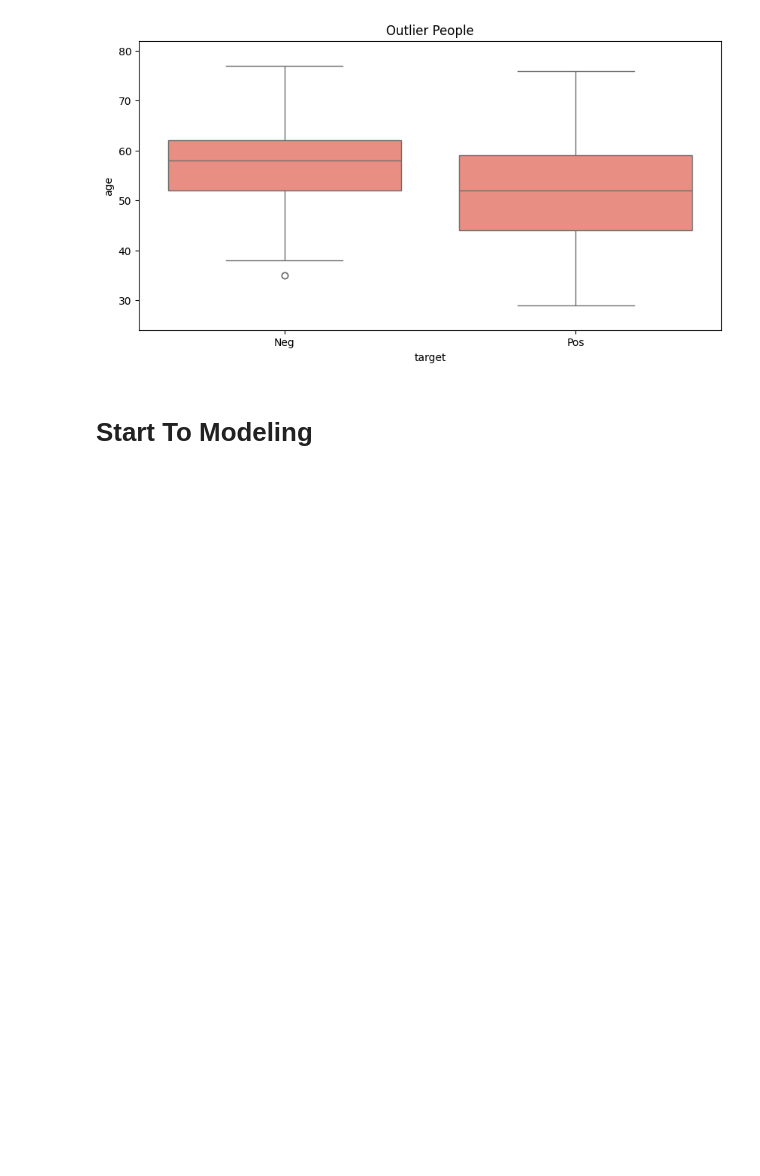
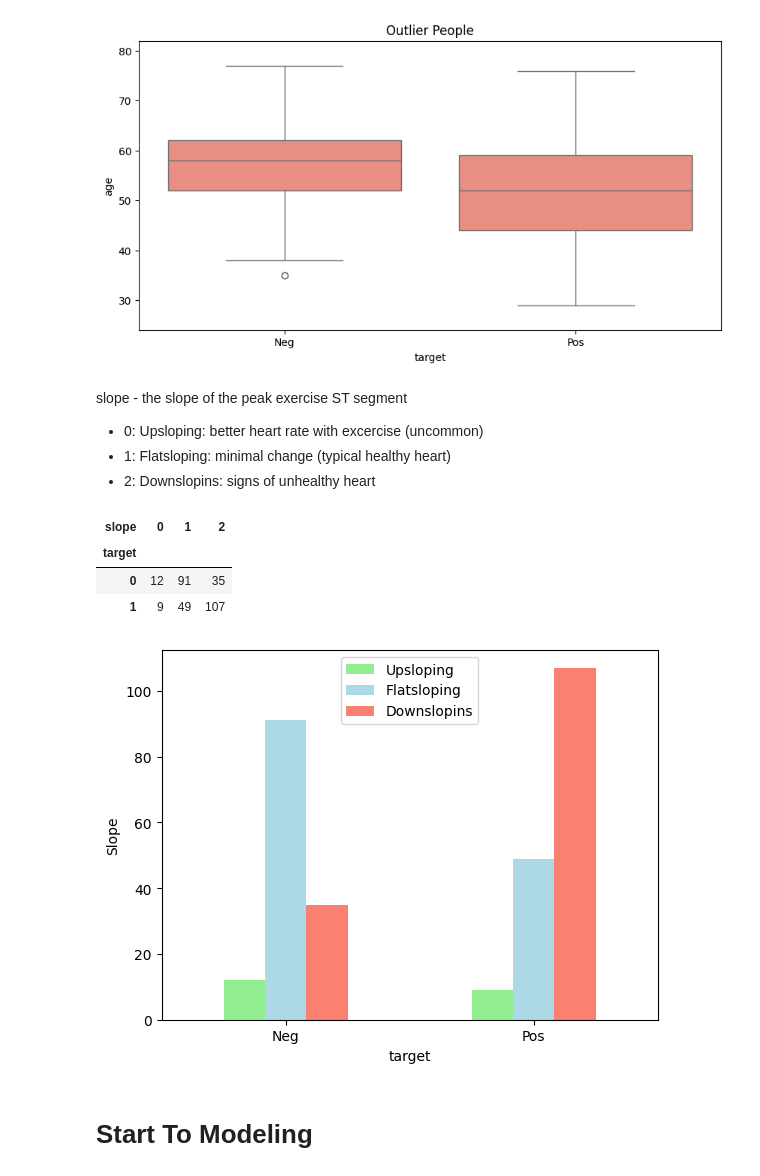
Before and after one commit to Hamid-Ba/heart-disease-project, a Jupyter notebook: Heart Disease Project.ipynb, the cells around one changed output. Cells and saved outputs as stored; diff of their text form; code cells hidden in the pictures; blank space fills up the shorter version.

```diff
--- a/Heart Disease Project.ipynb
+++ b/Heart Disease Project.ipynb
@@ -298,6 +298,25 @@ plt.title("Outlier People")
 plt.show()
 # %% [output]
 [figure]
+# %% [markdown]
+slope - the slope of the peak exercise ST segment
+* 0: Upsloping: better heart rate with excercise (uncommon)
+* 1: Flatsloping: minimal change (typical healthy heart)
+* 2: Downslopins: signs of unhealthy heart
+# %%
+pd.crosstab(df["target"], df["slope"])
+# %% [output]
+| slope | 0 | 1 | 2 |
+| target |  |  |  |
+| 0 | 12 | 91 | 35 |
+| 1 | 9 | 49 | 107 |
+# %%
+pd.crosstab(df["target"], df["slope"]).plot(kind="bar", color=["lightgreen", "lightblue", "salmon"])
+plt.legend(["Upsloping", "Flatsloping", "Downslopins"]);
+plt.xticks([0, 1], ["Neg", "Pos"], rotation=0)
+plt.ylabel("Slope");
+# %% [output]
+[figure, added]
 # %% [markdown]
 # Start To Modeling
 # %%
```
Also changed, not shown: parts of 8 cells of this notebook.
